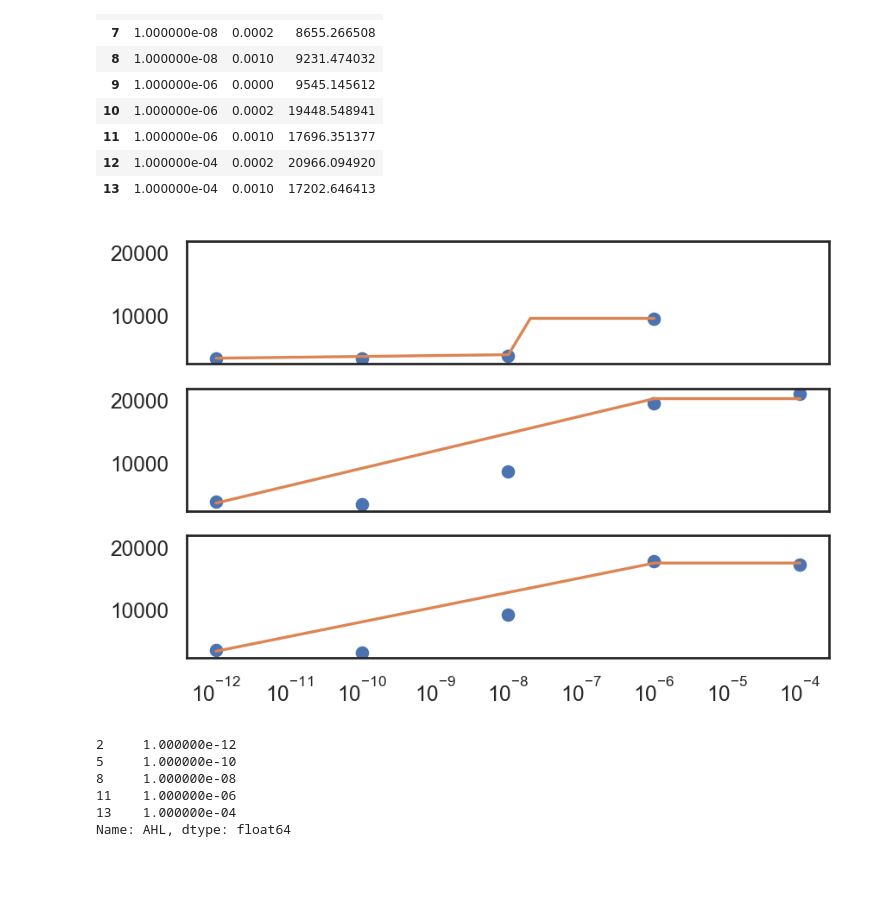
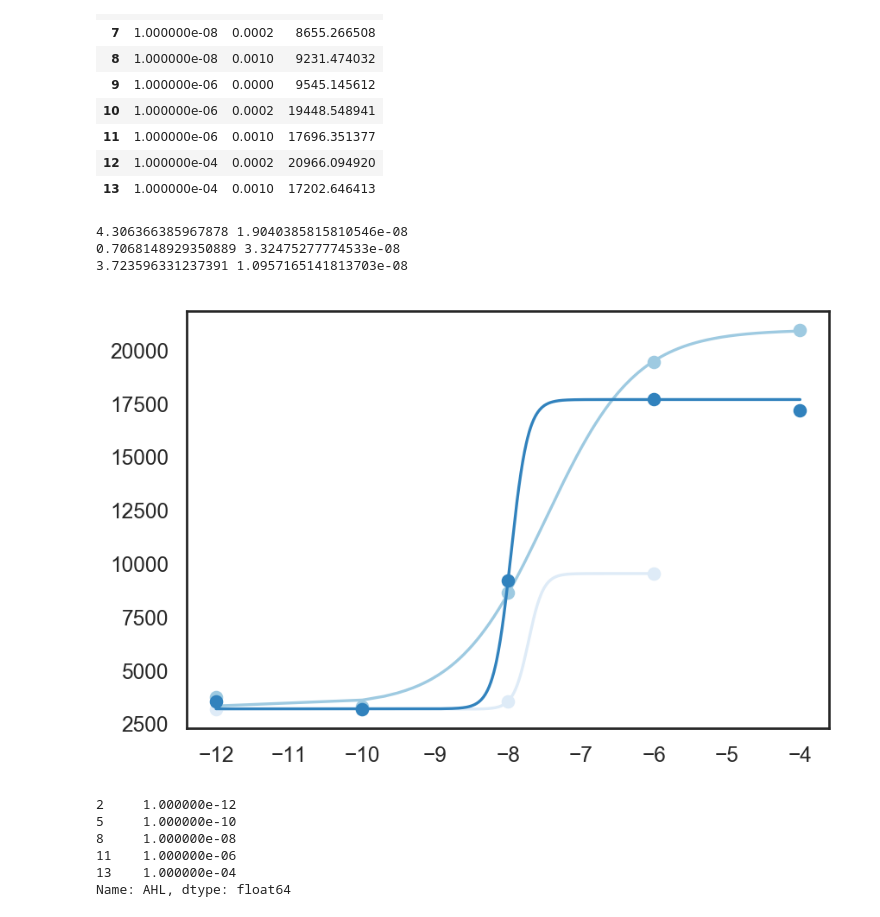
Before and after one commit to Jsakkos/cyano-sync, a Jupyter notebook: 20210208 LuxR SE/Lux Analysis.ipynb, the cells around one changed output. Saved outputs shown, nothing was run; the diff lists cells and outputs as text; code cells hidden in the pictures; blank space fills up the shorter version.

```diff
--- a/20210208 LuxR SE/Lux Analysis.ipynb
+++ b/20210208 LuxR SE/Lux Analysis.ipynb
@@ -349,25 +349,28 @@ data
 | 12 | 1.000000e-04 | 0.0002 | 20966.094920 |
 | 13 | 1.000000e-04 | 0.0010 | 17202.646413 |
 # %%
-def f(x, a, b, c, d):
-    return (a -b) / (1 + np.exp(c * (np.log10(d)-np.log10(x)))) + b
-fig, axes = plt.subplots(3, 1, figsize=(6, 4),sharex=True,sharey=True)
+colors = ['#deebf7','#9ecae1','#3182bd']
+fig, ax = plt.subplots(figsize=(6, 4))
 axs = axes.ravel()
 for i,iptg in enumerate(data.IPTG.unique()):
     tmp = data[data.IPTG==iptg]
-    (a_, b_, c_, d_), _ = opt.curve_fit(f, tmp.AHL, tmp['FITC-A'],p0=[1e4,1e3,1e2,1e-8],maxfev=10000000)
-    n = 100
+    def func(x, a, b):
+        return (tmp['FITC-A'].max() -tmp['FITC-A'].min()) / (1 + 10**(a * (np.log10(b)-np.log10(x)))) + tmp['FITC-A'].min()
+    (a_, b_), _ = opt.curve_fit(func, tmp.AHL, tmp['FITC-A'],p0=[1,1e-9],maxfev=10000000)
+    n = 1e6
     x = np.linspace(tmp.AHL.min(), tmp.AHL.max(), n)
-
-    y_fit = f(x, a_, b_, c_, d_)
+    print(a_,b_)
+    y_fit = func(x, a_, b_)
 
 
-    axs[i].plot(tmp.AHL.values, tmp['FITC-A'].values, 'o')
-    axs[i].plot(x, y_fit, '-')
-    plt.xscale('log')
+    ax.plot(np.log10(tmp.AHL.values), tmp['FITC-A'].values, 'o',color = colors[i])
+    ax.plot(np.log10(x), y_fit, '-',color = colors[i])
 plt.show()
 # %% [output]
+4.306366385967878 1.9040385815810546e-08
+0.7068148929350889 3.32475277774533e-08
+3.723596331237391 1.0957165141813703e-08
-[figure, old version]
+[figure, new version]
 # %%
 tmp.AHL
 # %% [output]
```
Also changed, not shown: parts of 9 cells of this notebook, 2 other files.
